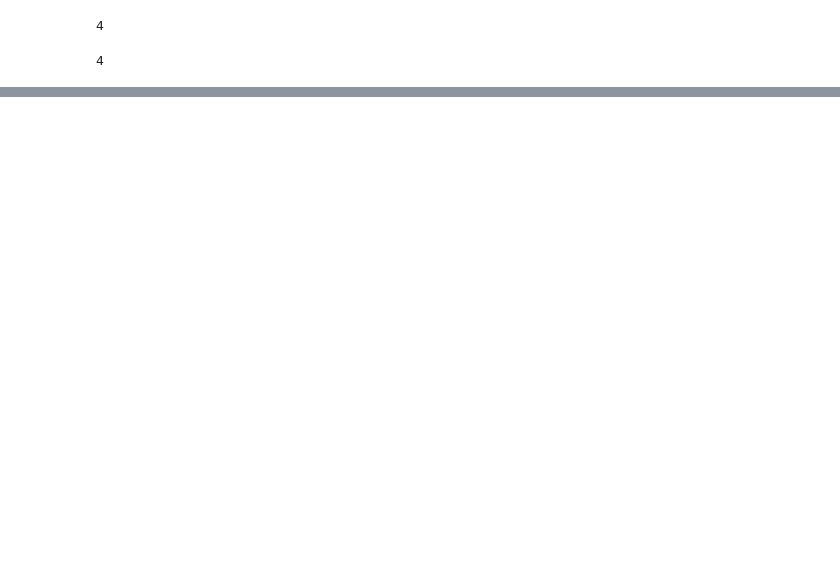
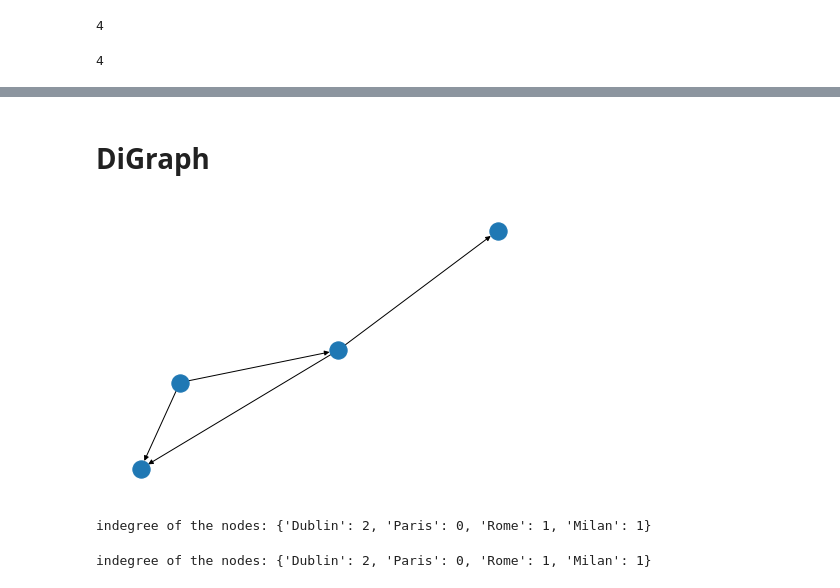
Before and after one commit to konfer/jupyter_bd, a Jupyter notebook: graph-ml-packt /1---Getting Started with Graphs.ipynb, the cells around one changed output, grey strips where cells are left out. Cells and saved outputs as stored; diff of their text form; code cells hidden in the pictures; blank space fills up the shorter version.

Commit message:
direct graph operation

```diff
--- a/graph-ml-packt /1---Getting Started with Graphs.ipynb
+++ b/graph-ml-packt /1---Getting Started with Graphs.ipynb
@@ -65,0 +68,23 @@ nx.draw(G)
+# %% [markdown]
+# DiGraph
+# %%
+directGraph = nx.DiGraph()
+# %%
+directV = {'Dublin', 'Paris', 'Milan', 'Rome'}
+directE = [('Milan','Dublin'), ('Paris','Milan'), ('Paris','Dublin'), ('Milan','Rome')]
+# %%
+directGraph.add_nodes_from(directV)
+# %%
+directGraph.add_edges_from(directE)
+# %%
+nx.draw(directGraph)
+# %% [output]
+[figure, added]
+# %%
+print("indegree of the nodes: "+str({node:directGraph.in_degree(node) for node in directGraph.nodes}))
+# %% [output]
+indegree of the nodes: {'Dublin': 2, 'Paris': 0, 'Rome': 1, 'Milan': 1}
+# %%
+print("outdegree of the nodes: "+str({node:directGraph.in_degree(node) for node in directGraph.nodes}))
+# %% [output]
+indegree of the nodes: {'Dublin': 2, 'Paris': 0, 'Rome': 1, 'Milan': 1}
```
Also changed, not shown: parts of 8 cells of this notebook.
